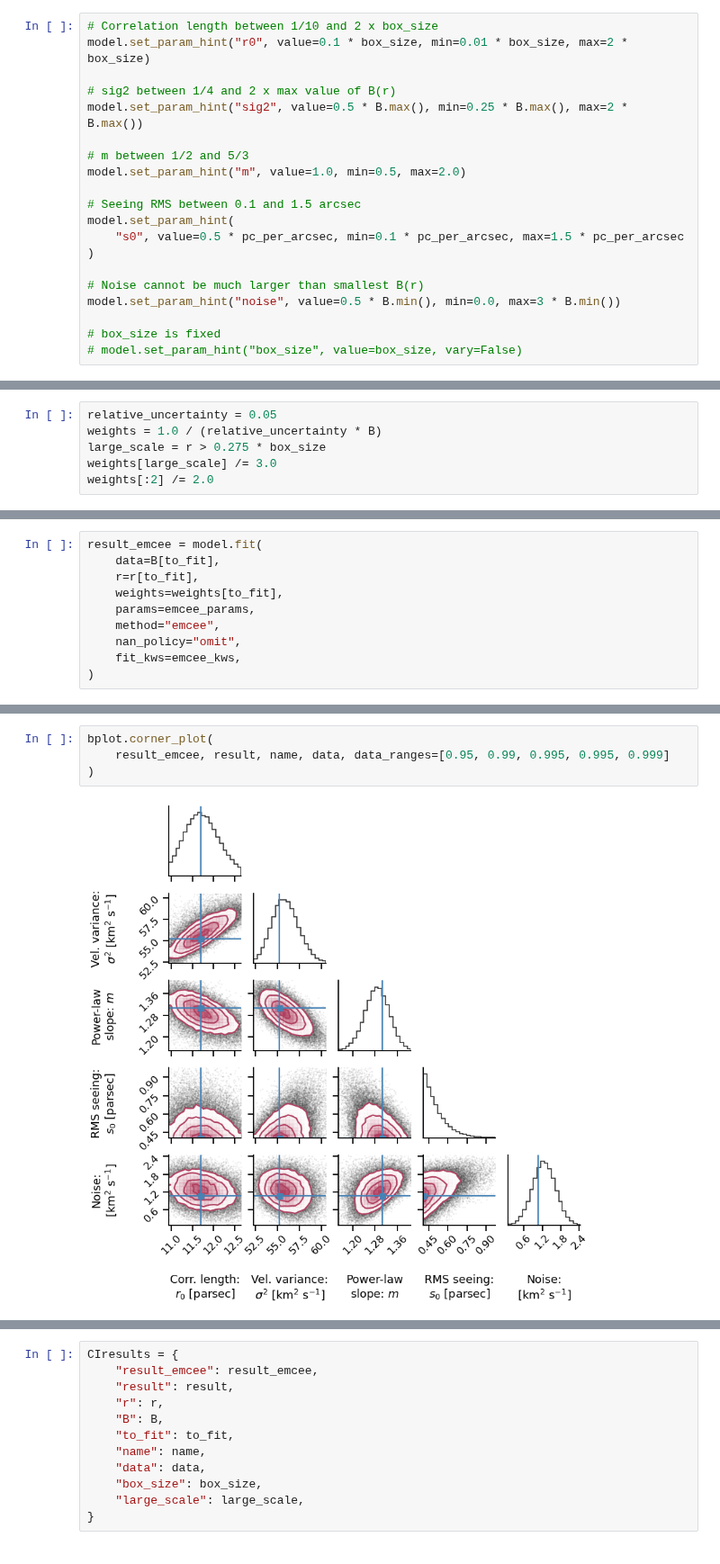
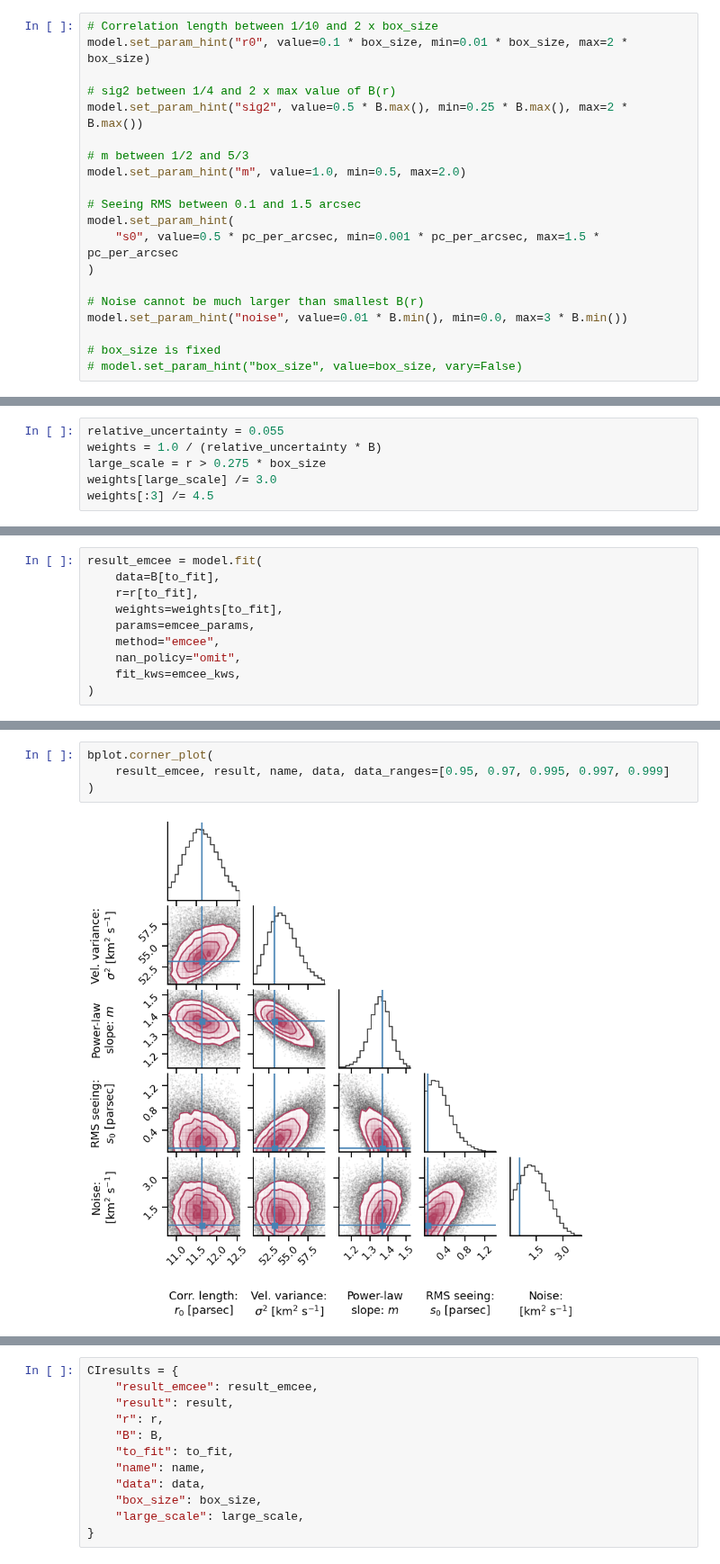
Before and after one commit to JavGVastro/PhD.Paper, a Jupyter notebook: CIN595.ipynb, the cells around one changed output, grey strips where cells are left out. Shown at 90% size. Cells and saved outputs as stored; diff of their text form.

```diff
--- a/CIN595.ipynb
+++ b/CIN595.ipynb
@@ -58,11 +58,11 @@ model.set_param_hint("m", value=1.0, min=0.5, max=2.0)
 
 # Seeing RMS between 0.1 and 1.5 arcsec
 model.set_param_hint(
-    "s0", value=0.5 * pc_per_arcsec, min=0.1 * pc_per_arcsec, max=1.5 * pc_per_arcsec
+    "s0", value=0.5 * pc_per_arcsec, min=0.001 * pc_per_arcsec, max=1.5 * pc_per_arcsec
 )
 
 # Noise cannot be much larger than smallest B(r)
-model.set_param_hint("noise", value=0.5 * B.min(), min=0.0, max=3 * B.min())
+model.set_param_hint("noise", value=0.01 * B.min(), min=0.0, max=3 * B.min())
 
 # box_size is fixed
 # model.set_param_hint("box_size", value=box_size, vary=False)
@@ -75,10 +75,10 @@ pd.DataFrame(model.param_hints)
 | max | 392.551565 | 208.916711 | 2.0 | 6.108652 | 7.836159 |
 # %%
-relative_uncertainty = 0.05
+relative_uncertainty = 0.055
 weights = 1.0 / (relative_uncertainty * B)
 large_scale = r > 0.275 * box_size
 weights[large_scale] /= 3.0
-weights[:2] /= 2.0
+weights[:3] /= 4.5
 # %%
 to_fit = ~large_scale
 result = model.fit(B[to_fit], weights=weights[to_fit], r=r[to_fit])
@@ -225,9 +261,9 @@ noise = 67.171
 # %%
 bplot.corner_plot(
-    result_emcee, result, name, data, data_ranges=[0.95, 0.99, 0.995, 0.995, 0.999]
+    result_emcee, result, name, data, data_ranges=[0.95, 0.97, 0.995, 0.997, 0.999]
 )
 # %% [output]
-[figure, old version]
+[figure, new version]
 # %%
 bplot.strucfunc_plot(
     result_emcee, result, r, B, to_fit, name, data, box_size, large_scale
```
Also changed, not shown: parts of 16 cells of this notebook, 9 other files.
